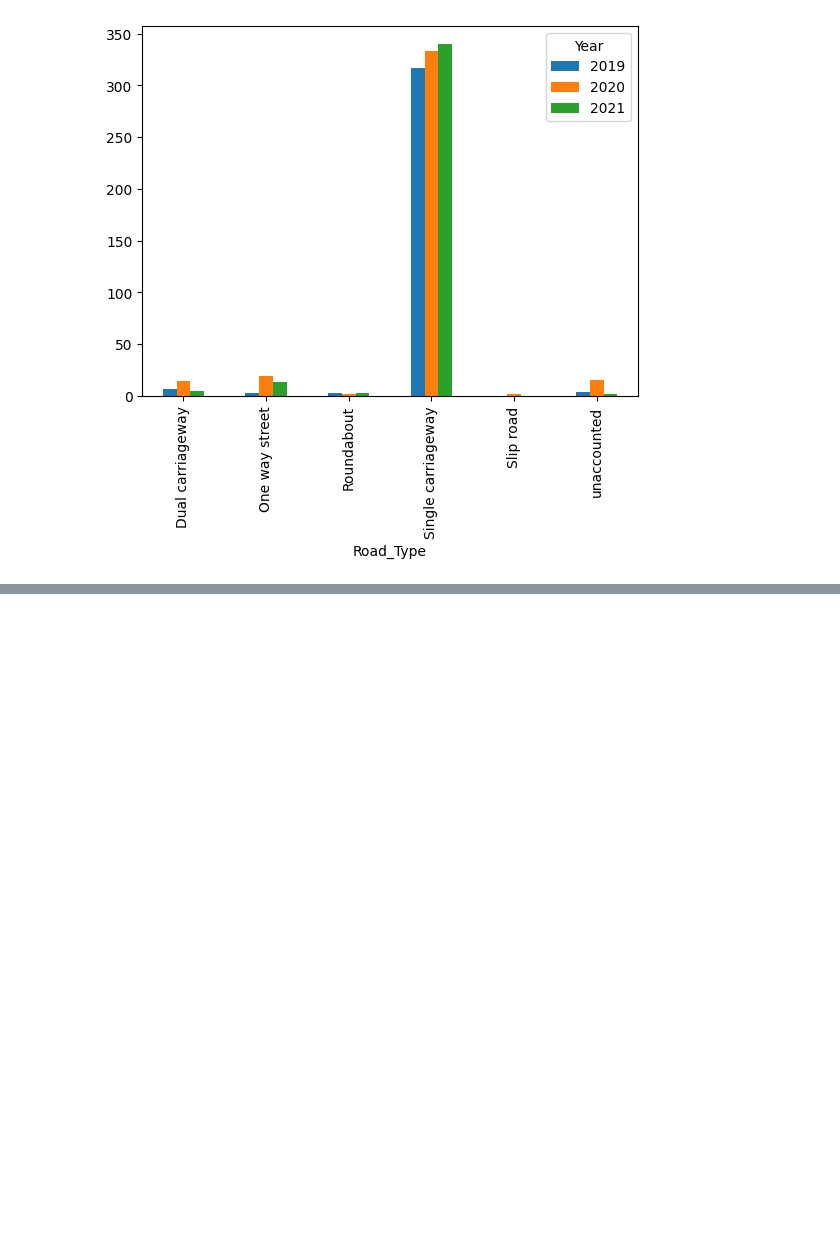
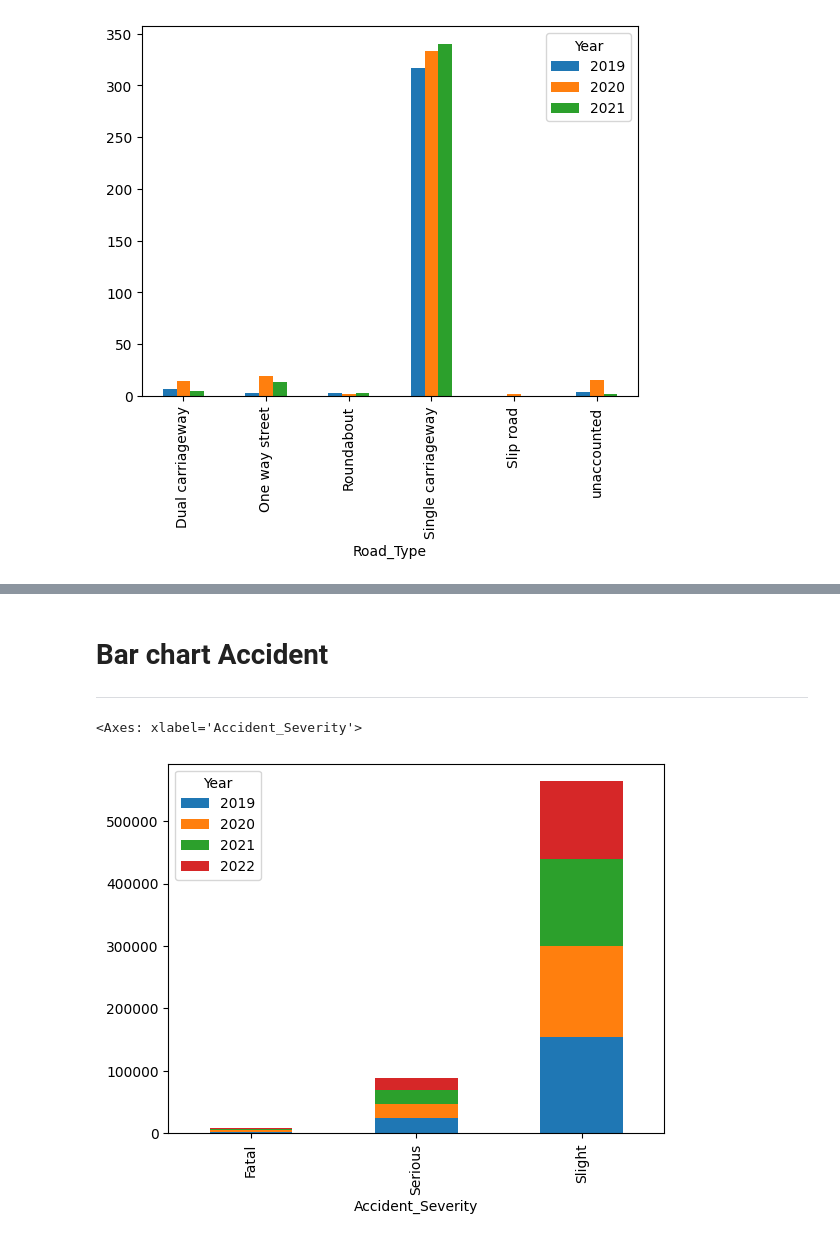
Before and after one commit to jerwinq19/ITELEC303, a Jupyter notebook: Activity 2.ipynb, the cells around one changed output, grey strips where cells are left out. Saved outputs shown, nothing was run; the diff lists cells and outputs as text; code cells hidden in the pictures; blank space fills up the shorter version.

```diff
--- a/Activity 2.ipynb
+++ b/Activity 2.ipynb
@@ -810,0 +850,10 @@ myMap
+# %% [markdown]
+<h1>Bar chart Accident </h1>
+<hr>
+# %%
+year_data = df.groupby(['Year', 'Accident_Severity']).size()
+year_data = year_data.unstack(level=0)
+year_data.plot(kind='bar', stacked=True)
+# %% [output]
+<Axes: xlabel='Accident_Severity'>
+[figure, added]
```
Also changed, not shown: parts of 13 cells of this notebook, 2 other files.
